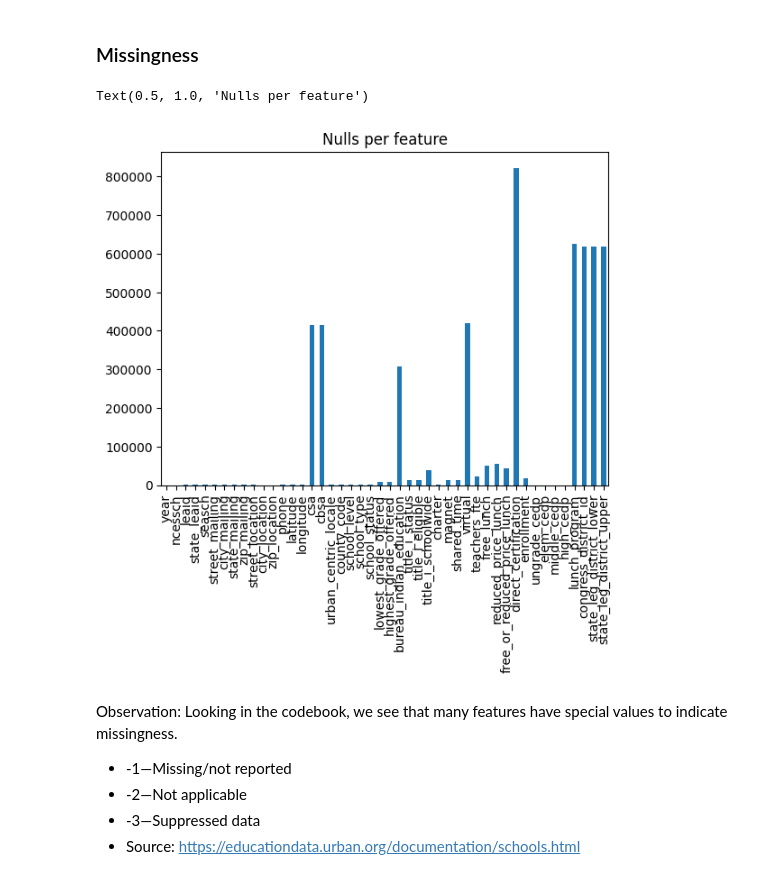
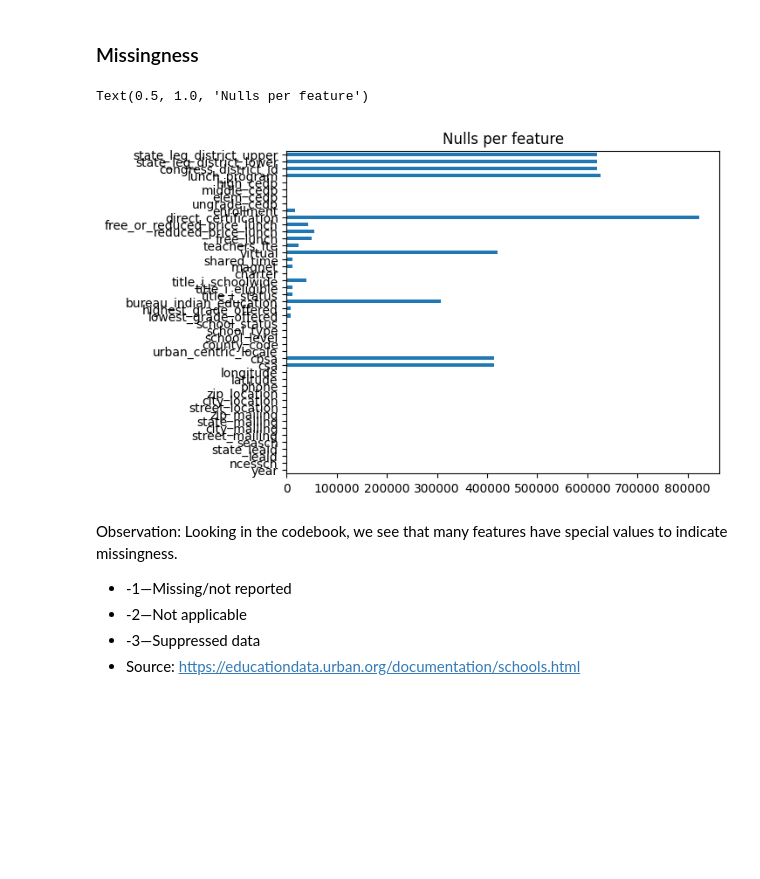
Before and after one commit to georgetown-analytics/student-outcomes, a Jupyter notebook: notebooks/EDA_school_directory.ipynb, the cells around one changed output. Cells and saved outputs as stored; diff of their text form; code cells hidden in the pictures; blank space fills up the shorter version.

Commit message:
In process of visualizing missingness

```diff
--- a/notebooks/EDA_school_directory.ipynb
+++ b/notebooks/EDA_school_directory.ipynb
@@ -161,11 +162,12 @@ See the caveats in the documentation: https://pandas.pydata.org/pandas-docs/stab
 # %% [markdown]
 ### Missingness
 # %%
-our_years.isnull().sum().plot.bar()
+our_years.isnull().sum().plot.barh()
+plt.rcParams["figure.figsize"] = (10,10)
 plt.title("Nulls per feature")
 # %% [output]
 Text(0.5, 1.0, 'Nulls per feature')
-[figure, old version]
+[figure, new version]
 # %% [markdown]
 Observation: Looking in the codebook, we see that many features have special values to indicate missingness.
 * -1—Missing/not reported
```
Also changed, not shown: parts of 13 cells of this notebook.
